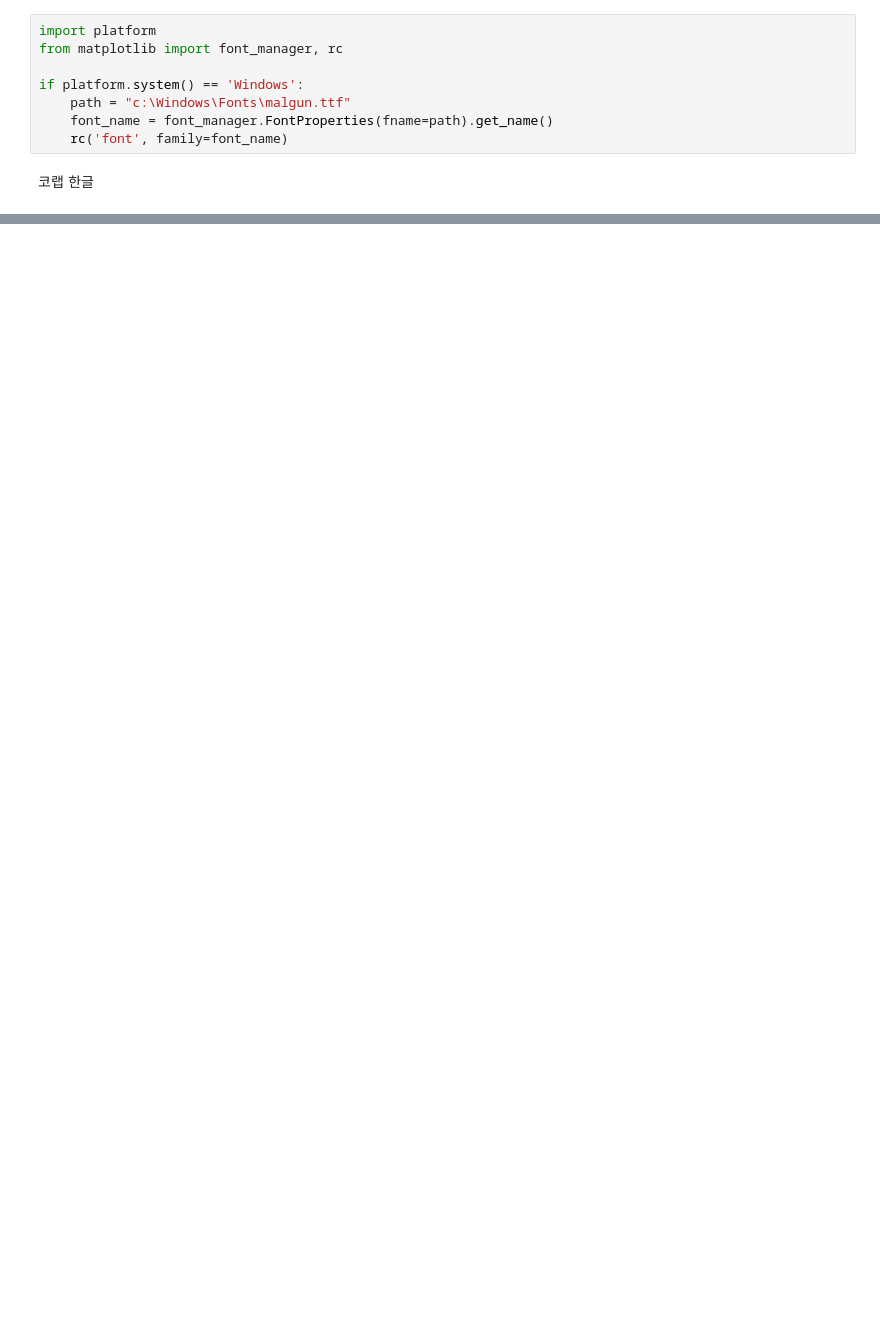
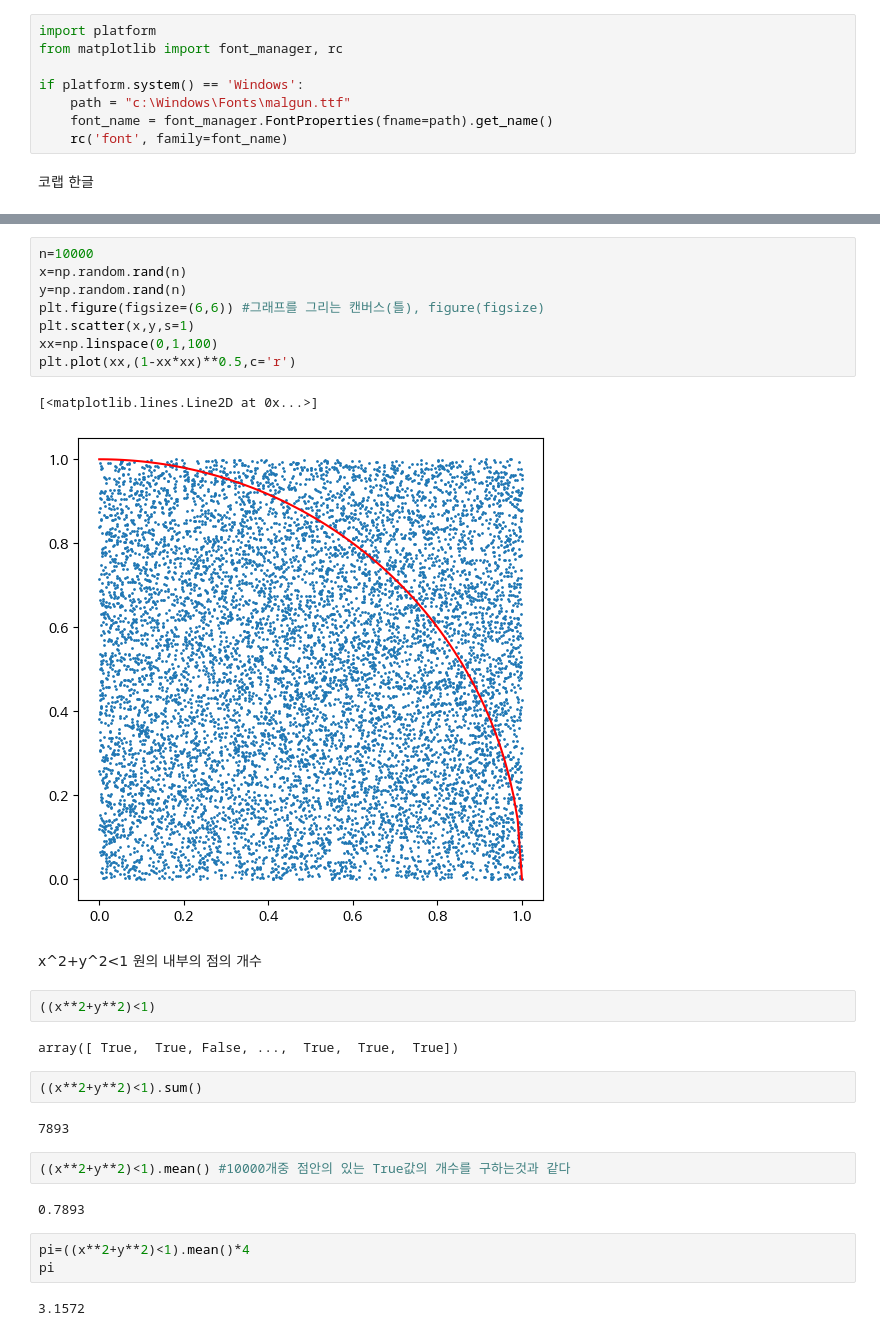
Before and after one commit to MATHKIMS/DSAC_license, a Jupyter notebook: [DSAC_2주차]gg_01_[2주차_(2)]_파이썬기초2.ipynb, the cells around one changed output, grey strips where cells are left out. Saved outputs shown, nothing was run; the diff lists cells and outputs as text; blank space fills up the shorter version.

```diff
--- a/[DSAC_2주차]gg_01_[2주차_(2)]_파이썬기초2.ipynb
+++ b/[DSAC_2주차]gg_01_[2주차_(2)]_파이썬기초2.ipynb
@@ -306,0 +352,30 @@ Text(0, 0.5, '랜덤 값')
+# %%
+n=10000
+x=np.random.rand(n)
+y=np.random.rand(n)
+plt.figure(figsize=(6,6)) #그래프를 그리는 캔버스(틀), figure(figsize)
+plt.scatter(x,y,s=1)
+xx=np.linspace(0,1,100)
+plt.plot(xx,(1-xx*xx)**0.5,c='r')
+# %% [output]
+[<matplotlib.lines.Line2D at 0x...>]
+[figure, added]
+# %% [markdown]
+x^2+y^2<1  원의 내부의 점의 개수
+# %%
+((x**2+y**2)<1)
+# %% [output]
+array([ True,  True, False, ...,  True,  True,  True])
+# %%
+((x**2+y**2)<1).sum()
+# %% [output]
+7893
+# %%
+((x**2+y**2)<1).mean() #10000개중 점안의 있는 True값의 개수를 구하는것과 같다
+# %% [output]
+0.7893
+# %%
+pi=((x**2+y**2)<1).mean()*4
+pi
+# %% [output]
+3.1572
```
Also changed, not shown: parts of 23 cells of this notebook.
